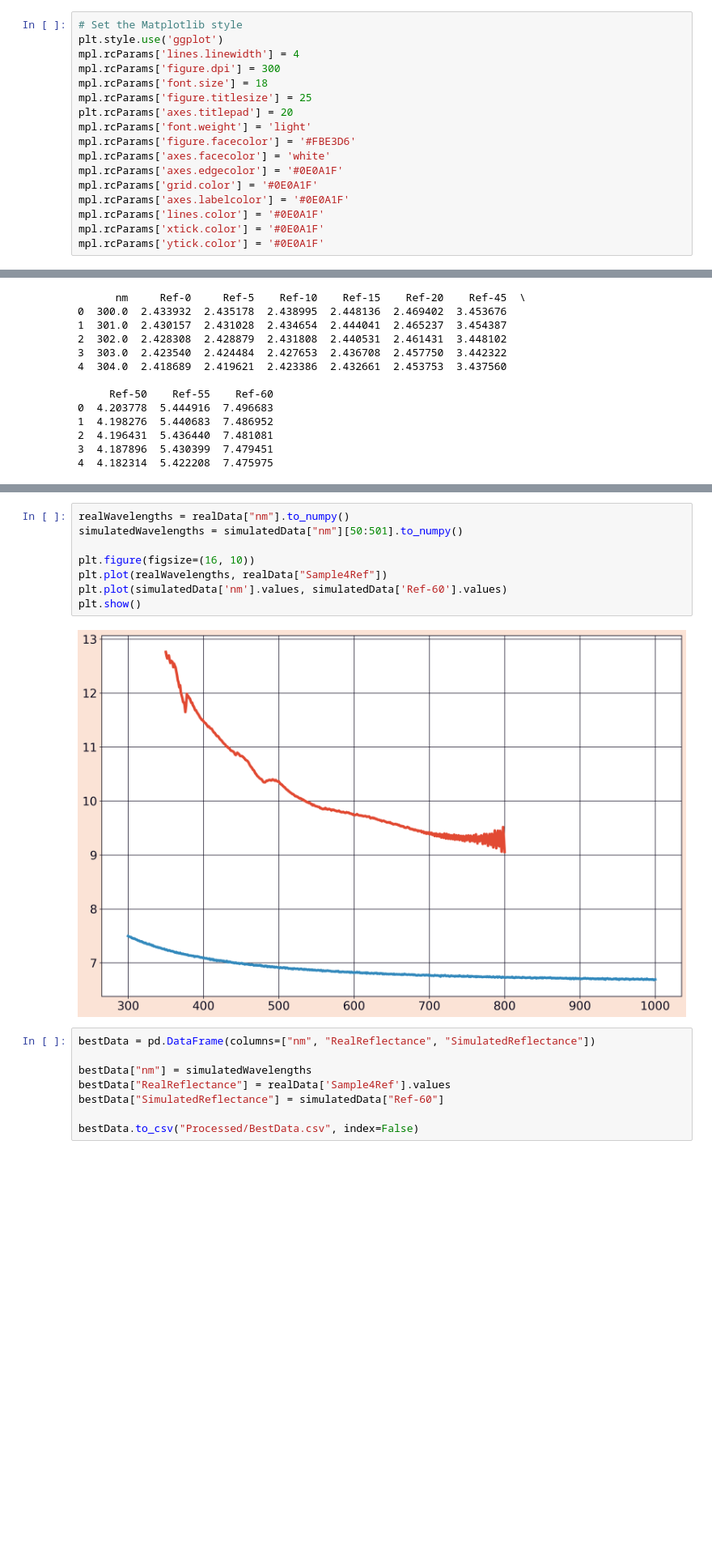
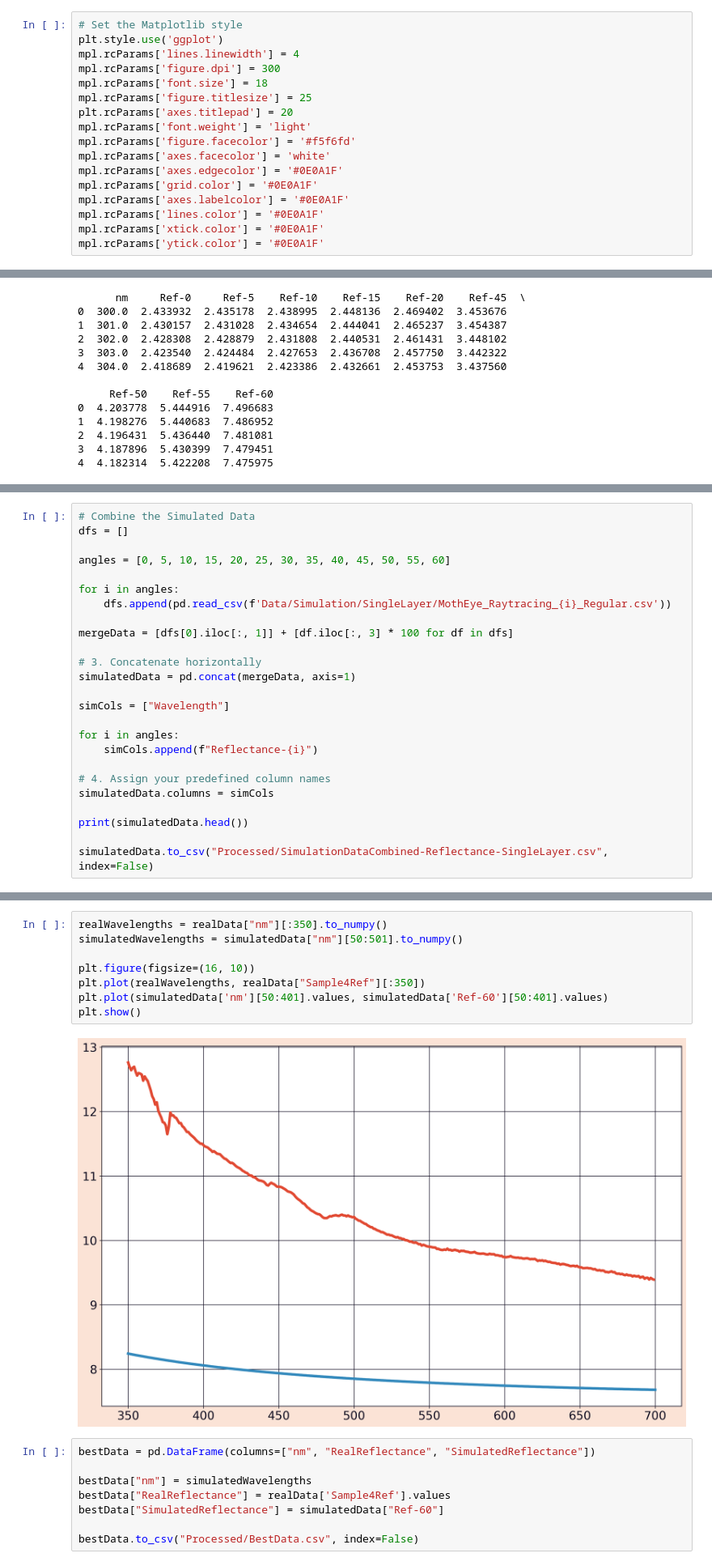
Before and after one commit to MrDNAlex/Moth-Eye-Raytracing-Data-Processing, a Jupyter notebook: Symposium-Graphing/Reflection-Graphing.ipynb, the cells around one changed output, grey strips where cells are left out. Shown at 81% size. Saved outputs shown, nothing was run; the diff lists cells and outputs as text; blank space fills up the shorter version.

Commit message:
Updated last minute graphing

```diff
--- a/Symposium-Graphing/Reflection-Graphing.ipynb
+++ b/Symposium-Graphing/Reflection-Graphing.ipynb
@@ -12,7 +12,7 @@ mpl.rcParams['font.size'] = 18
 mpl.rcParams['figure.titlesize'] = 25
 plt.rcParams['axes.titlepad'] = 20
 mpl.rcParams['font.weight'] = 'light'
-mpl.rcParams['figure.facecolor'] = '#FBE3D6'
+mpl.rcParams['figure.facecolor'] = '#f5f6fd'
 mpl.rcParams['axes.facecolor'] = 'white'
 mpl.rcParams['axes.edgecolor'] = '#0E0A1F'
 mpl.rcParams['grid.color'] = '#0E0A1F'
@@ -89,0 +133,25 @@ simulatedData.to_csv("Processed/SimulationDataCombined-Reflectance.csv", index=F
+# %%
+# Combine the Simulated Data
+dfs = []
+
+angles = [0, 5, 10, 15, 20, 25, 30, 35, 40, 45, 50, 55, 60]
+
+for i in angles:
+    dfs.append(pd.read_csv(f'Data/Simulation/SingleLayer/MothEye_Raytracing_{i}_Regular.csv'))
+
+mergeData = [dfs[0].iloc[:, 1]] + [df.iloc[:, 3] * 100 for df in dfs]
+
+# 3. Concatenate horizontally
+simulatedData = pd.concat(mergeData, axis=1)
+
+simCols = ["Wavelength"]
+
+for i in angles:
+    simCols.append(f"Reflectance-{i}")
+
+# 4. Assign your predefined column names
+simulatedData.columns = simCols
+
+print(simulatedData.head())
+
+simulatedData.to_csv("Processed/SimulationDataCombined-Reflectance-SingleLayer.csv", index=False)
@@ -114,13 +210,13 @@ Sample4Ref-Ref-60
 # %%
-realWavelengths = realData["nm"].to_numpy()
+realWavelengths = realData["nm"][:350].to_numpy()
 simulatedWavelengths = simulatedData["nm"][50:501].to_numpy()
 
 plt.figure(figsize=(16, 10))
-plt.plot(realWavelengths, realData["Sample4Ref"])
-plt.plot(simulatedData['nm'].values, simulatedData['Ref-60'].values)
+plt.plot(realWavelengths, realData["Sample4Ref"][:350])
+plt.plot(simulatedData['nm'][50:401].values, simulatedData['Ref-60'][50:401].values)
 plt.show()
 # %% [output]
-[figure, old version]
+[figure, new version]
 # %%
 bestData = pd.DataFrame(columns=["nm", "RealReflectance", "SimulatedReflectance"])
 
```
Also changed, not shown: parts of 4 cells of this notebook, 45 other files.
